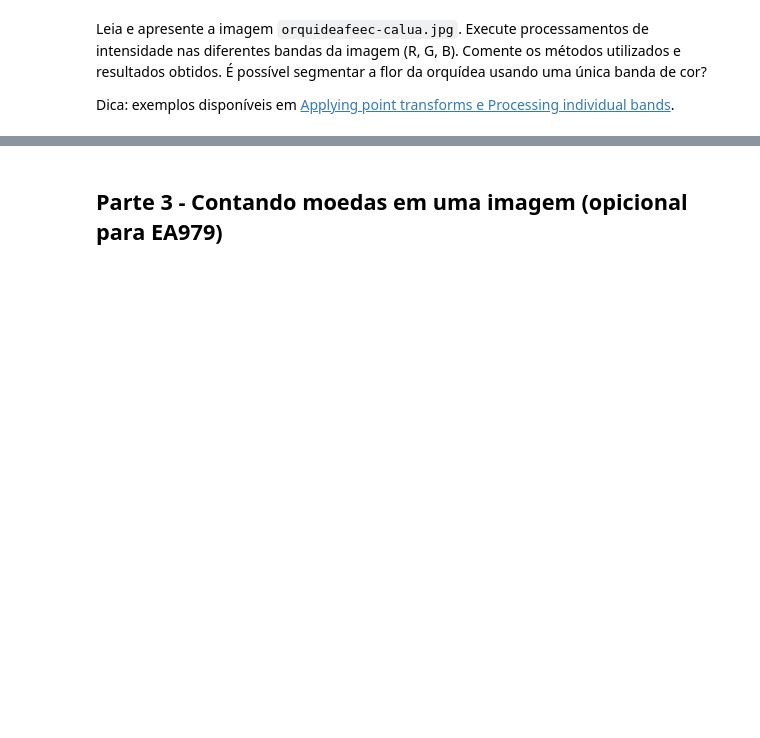
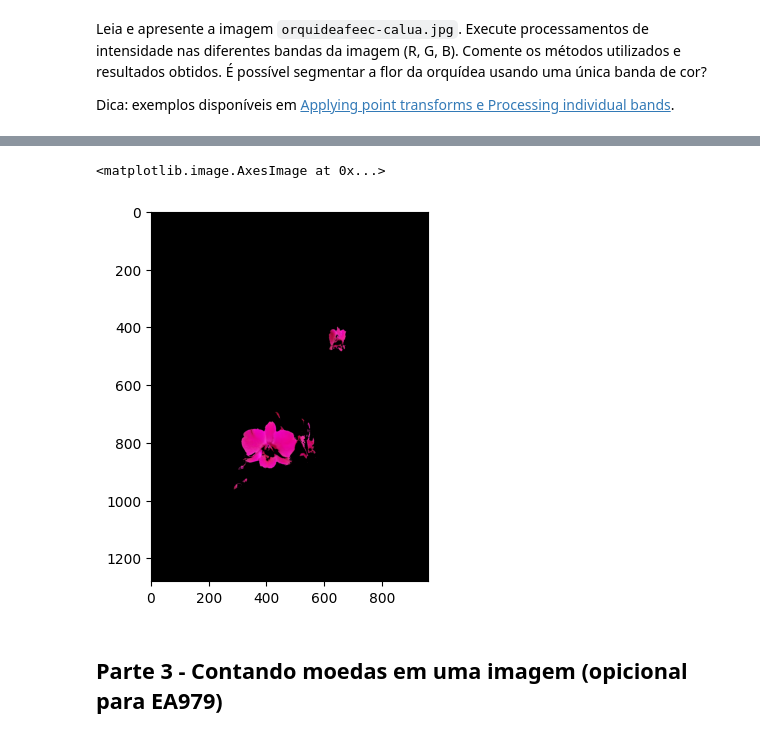
Before and after one commit to UNICAMP-EA979/2026s1-pi03-transforma-ointensidade-m200216, a Jupyter notebook: Atividade.ipynb, the cells around one changed output, grey strips where cells are left out. Cells and saved outputs as stored; diff of their text form; code cells hidden in the pictures; blank space fills up the shorter version.

```diff
--- a/Atividade.ipynb
+++ b/Atividade.ipynb
@@ -257,3 +267,32 @@ Dica: exemplos disponíveis em [Applying point transforms e Processing individua
+# %%
+# Separ imagem
+source = img.split()
+R, G, B = 0, 1, 2
+
+# Cria imagem preta
+black = source[R].point(lambda i: 0)
+
+# tira o que tem pouco vermelho
+mask_r = source[R].point(lambda i: i < 150 and 255)
+
+# tira o que tem muito verde
+# (marrom tem vermelho mas tb tem mais verde que a flor)
+mask_g = source[G].point(lambda i: i > 60 and 255)
+
+# aplica o preto em todas as mascaras
+for canal in source:
+    canal.paste(black, None, mask_r)
+    canal.paste(black, None, mask_g)
+
+# constroi nova imagem com os canais alterados
+im2 = Image.merge(img.mode, source)
+plt.imshow(im2)
+
+# Não é possível fazer a segmentação com apenas um canal pois a cor vermelha
+# está em outra partes da imagem, principalmente onde existe marrom
+# %% [output]
+<matplotlib.image.AxesImage at 0x...>
+[figure, added]
 # %% [markdown]
 ## Parte 3 - Contando moedas em uma imagem (opicional para EA979)
 # %%
```
Also changed, not shown: parts of 9 cells of this notebook.
